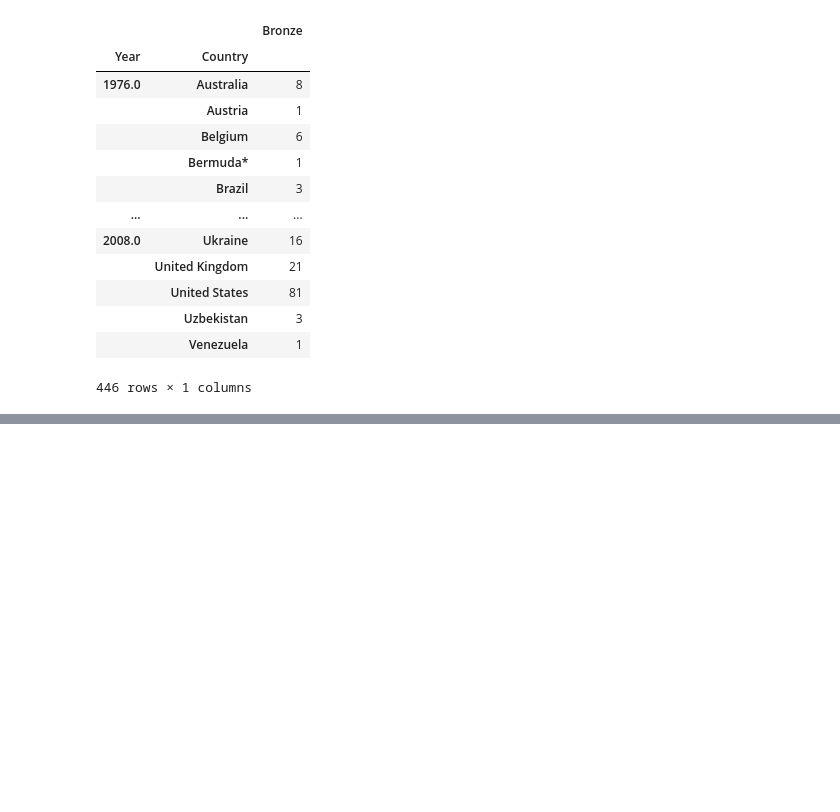
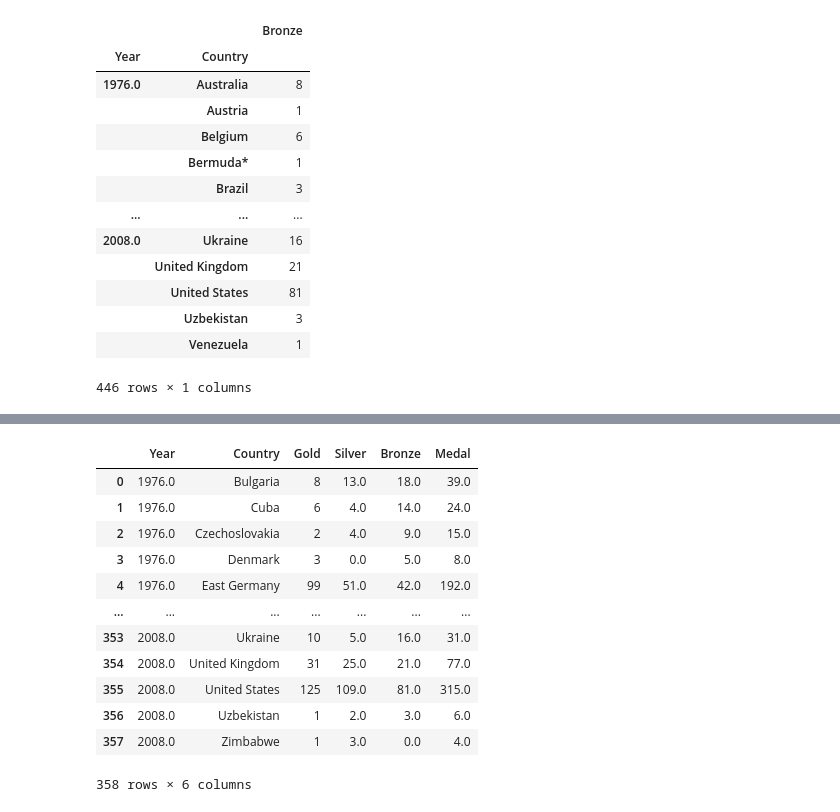
Before and after one commit to sammyschapps87/Data_Olympics, a Jupyter notebook: Notebooks/Medal_Winners.ipynb, the cells around one changed output, grey strips where cells are left out. Drawn from its saved outputs; the diff is of its cells as text; code cells hidden in the pictures; blank space fills up the shorter version.

```diff
--- a/Notebooks/Medal_Winners.ipynb
+++ b/Notebooks/Medal_Winners.ipynb
@@ -43,7 +80,7 @@ previous_olympics_df.head()
 # %%
 #Dropping unnwanted columnns and rows
 
-medal_by_years = previous_olympics_df[['Year', 'Country', 'Medal']].copy().dropna(how='any')
+medal_by_years = previous_olympics_df[['Year', 'Country', 'Medal']].copy()
 medal_by_years
 # %% [output]
 |  | Year | Country | Medal |
@@ -138,4 +175,4 @@ Bronze_medals
 # %%
-Medals_History = pd.merge(right[Gold_medals, Silver_medals, Bronze_medals], on = ["Year", "Country"] , how = "inner" )
+Medals_History = Gold_medals.join(Silver_medals).join(Bronze_medals)
 Medals_History
 # %% [output]
@@ -155,0 +193,3 @@ Gender_Purchasing_Analysis = pd.DataFrame(
+# %%
+Medals_History.fillna(0,inplace=True)
+Medals_History
@@ -155,0 +211,3 @@ Gender_Purchasing_Analysis = pd.DataFrame(
+# %%
+Medals_History['Medal']= Medals_History['Gold'] + Medals_History['Silver'] + Medals_History['Bronze']
+Medals_History
@@ -155,0 +229,17 @@ Gender_Purchasing_Analysis = pd.DataFrame(
+# %%
+Medals_History.reset_index(inplace=True)
+Medals_History
+# %% [output]
+|  | Year | Country | Gold | Silver | Bronze | Medal |
+| 0 | 1976.0 | Bulgaria | 8 | 13.0 | 18.0 | 39.0 |
+| 1 | 1976.0 | Cuba | 6 | 4.0 | 14.0 | 24.0 |
+| 2 | 1976.0 | Czechoslovakia | 2 | 4.0 | 9.0 | 15.0 |
+| 3 | 1976.0 | Denmark | 3 | 0.0 | 5.0 | 8.0 |
+| 4 | 1976.0 | East Germany | 99 | 51.0 | 42.0 | 192.0 |
+| ... | ... | ... | ... | ... | ... | ... |
+| 353 | 2008.0 | Ukraine | 10 | 5.0 | 16.0 | 31.0 |
+| 354 | 2008.0 | United Kingdom | 31 | 25.0 | 21.0 | 77.0 |
+| 355 | 2008.0 | United States | 125 | 109.0 | 81.0 | 315.0 |
+| 356 | 2008.0 | Uzbekistan | 1 | 2.0 | 3.0 | 6.0 |
+| 357 | 2008.0 | Zimbabwe | 1 | 3.0 | 0.0 | 4.0 |
+358 rows × 6 columns
```
Also changed, not shown: parts of 13 cells of this notebook.
